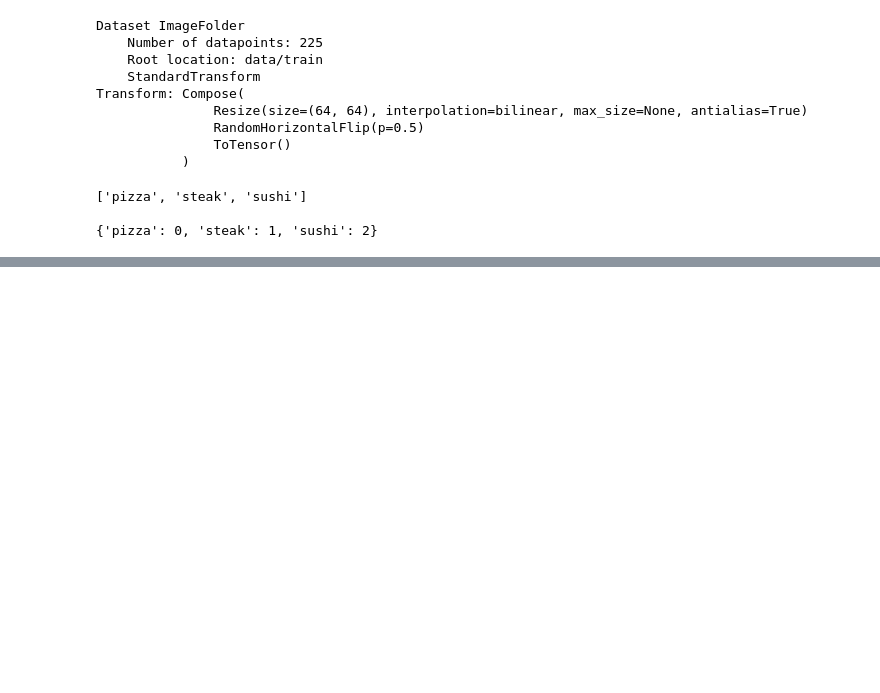
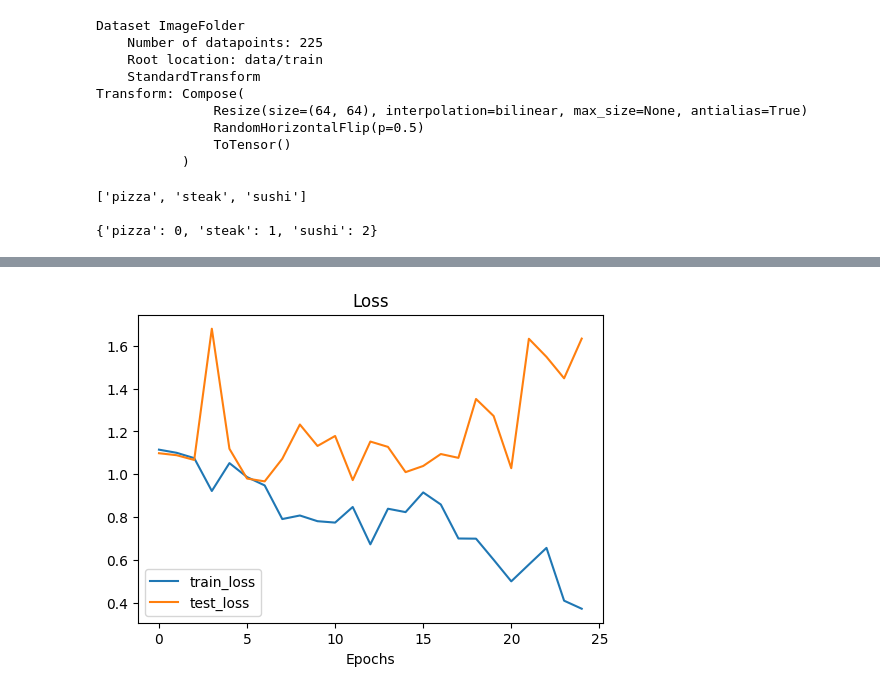
Before and after one commit to abhayrokkam/learning-pytorch, a Jupyter notebook: 05-CustomDatasets/custom_datasets.ipynb, the cells around one changed output, grey strips where cells are left out. Drawn from its saved outputs; the diff is of its cells as text; code cells hidden in the pictures; blank space fills up the shorter version.

```diff
--- a/05-CustomDatasets/custom_datasets.ipynb
+++ b/05-CustomDatasets/custom_datasets.ipynb
@@ -216,0 +654,23 @@ eg: A picture of a cup labeled as pizza, fries as pizza (Random image visualizat
+# %%
+# Turn to DataLoaders
+batch_size = 32
+num_workers = 4
+
+simple_train_dataloader = DataLoader(dataset=simple_train_data,
+                                     batch_size=batch_size,
+                                     shuffle=True,
+                                     num_workers=num_workers)
+
+simple_test_dataloader = DataLoader(dataset=simple_test_data,
+                                    batch_size=batch_size * 2,
+                                    shuffle=True,
+                                    num_workers=num_workers)
+# %%
+# Instantiaing the model
+from torchinfo import summary
+
+model_no_augment = TinyVGGMiniFoodModel(input_shape=3,
+                                        hidden_units=20,
+                                        output_shape=len(class_names)).to(device)
+
+summary(model_no_augment, input_size=[1, 3, 64, 64])
@@ -216,0 +695,16 @@ eg: A picture of a cup labeled as pizza, fries as pizza (Random image visualizat
+# %%
+# Loss function, optimizer, accuracy function
+loss_function = nn.CrossEntropyLoss()
+optimizer = torch.optim.Adam(params = model_no_augment.parameters(),
+                             lr = 0.002)
+accuracy_function = torchmetrics.Accuracy(task='multiclass', num_classes=3)
+# %%
+# Training the model
+results_no_augment = train_loop(epochs = 25,
+                                model=model_no_augment,
+                                train_dataloader=simple_train_dataloader,
+                                test_dataloader=simple_test_dataloader,
+                                loss_function=loss_function,
+                                optimizer=optimizer,
+                                accuracy_function=accuracy_function,
+                                device=device)
@@ -216,0 +807,5 @@ eg: A picture of a cup labeled as pizza, fries as pizza (Random image visualizat
+# %%
+# Plotting the loss curves
+plot_loss_curves(results_no_augment)
+# %% [output]
+[figure, added]
```
Also changed, not shown: parts of 30 cells of this notebook, 1 other file.
